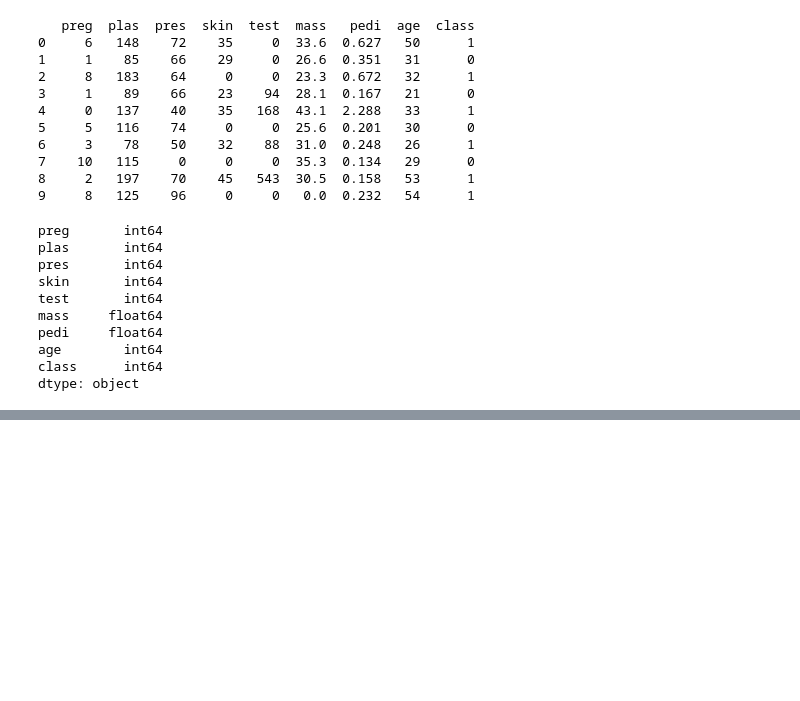
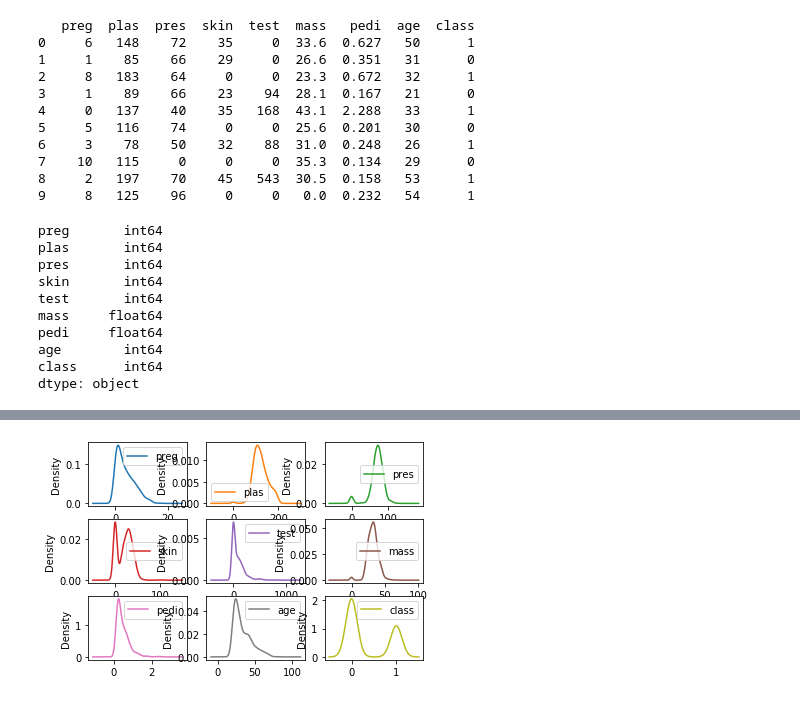
Before and after one commit to Akif-Mufti/Deep-learning-2.0, a Jupyter notebook: LearningML1.ipynb, the cells around one changed output, grey strips where cells are left out. Cells and saved outputs as stored; diff of their text form; code cells hidden in the pictures; blank space fills up the shorter version.

```diff
--- a/LearningML1.ipynb
+++ b/LearningML1.ipynb
@@ -54,0 +158,15 @@ dtype: object
+# %%
+# Density plots are another way of getting a quick idea of the distribution of each attribute. The
+# plots look like an abstracted histogram with a smooth curve drawn through the top of each bin,
+# much like your eye tried to do with the histograms.
+
+# Univariate Density Plots
+from matplotlib import pyplot
+from pandas import read_csv
+filename = 'pima-indians-diabetes.data.csv'
+names = ['preg', 'plas', 'pres', 'skin', 'test', 'mass', 'pedi', 'age', 'class']
+data = read_csv(filename, names=names)
+data.plot(kind='density', subplots=True, layout=(3,3), sharex=False)
+pyplot.show()
+# %% [output]
+[figure, added]
```
Also changed, not shown: parts of 7 cells of this notebook.
